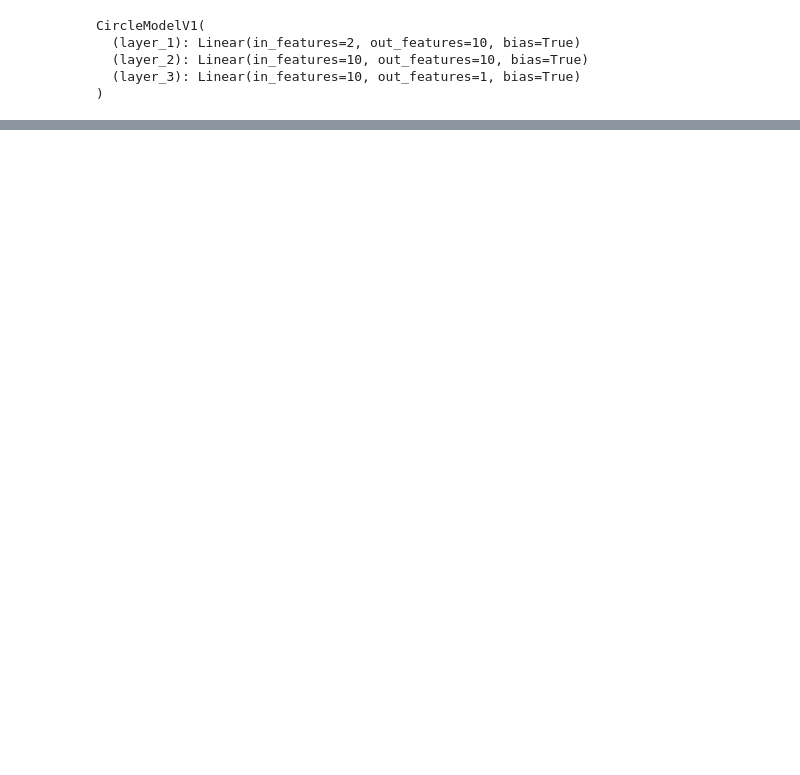
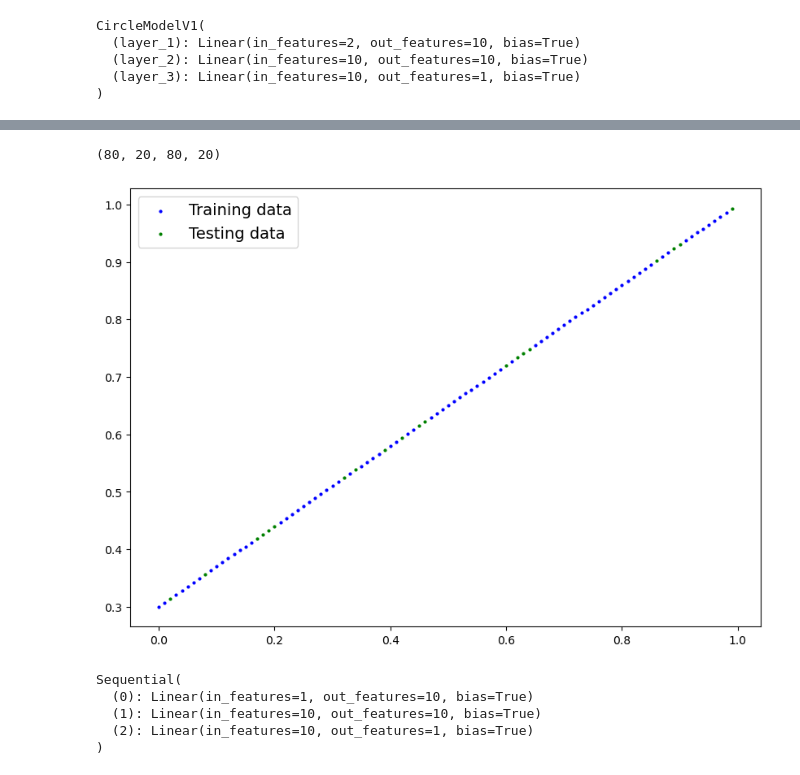
Before and after one commit to WillForshaw/JUNO-Deep-Learning-Project, a Jupyter notebook: PyTorchWorkflowTest.ipynb, the cells around one changed output, grey strips where cells are left out. Saved outputs shown, nothing was run; the diff lists cells and outputs as text; code cells hidden in the pictures; blank space fills up the shorter version.

```diff
--- a/PyTorchWorkflowTest.ipynb
+++ b/PyTorchWorkflowTest.ipynb
@@ -604,0 +643,12 @@ for epoch in range(epochs):
+# %%
+# One way to troubleshoot a larger problem is to troubleshoot a smaller problem
+# make data
+weight = 0.7
+bias = 0.3
+start = 0
+end = 1
+step = 0.01
+X_reg = torch.arange(start,end,step).unsqueeze(dim=1)
+y_reg = weight*X_reg +bias
+print(len(X_reg))
+X_reg[:5], y_reg[:5]
@@ -604,0 +667,31 @@ for epoch in range(epochs):
+# %%
+# split
+from sklearn.model_selection import train_test_split
+X_trainR, X_testR, y_trainR, y_testR = train_test_split(X_reg,y_reg,test_size=0.2, random_state=42)
+
+len(X_trainR), len(X_testR), len(y_trainR),len(y_testR)
+# %% [output]
+(80, 20, 80, 20)
+# %%
+plot_predictions(train_data=X_trainR,
+                 train_labels = y_trainR,
+                 test_data=X_testR,
+                 test_labels=y_testR
+                 )
+# %% [output]
+[figure, added]
+# %%
+
+model_3 = nn.Sequential(
+    nn.Linear(in_features=1, out_features=10),
+    nn.Linear(in_features=10, out_features=10),
+    nn.Linear(in_features=10, out_features=1)
+
+).to(device)
+model_3
+# %% [output]
+Sequential(
+  (0): Linear(in_features=1, out_features=10, bias=True)
+  (1): Linear(in_features=10, out_features=10, bias=True)
+  (2): Linear(in_features=10, out_features=1, bias=True)
+)
```
Also changed, not shown: parts of 42 cells of this notebook.
